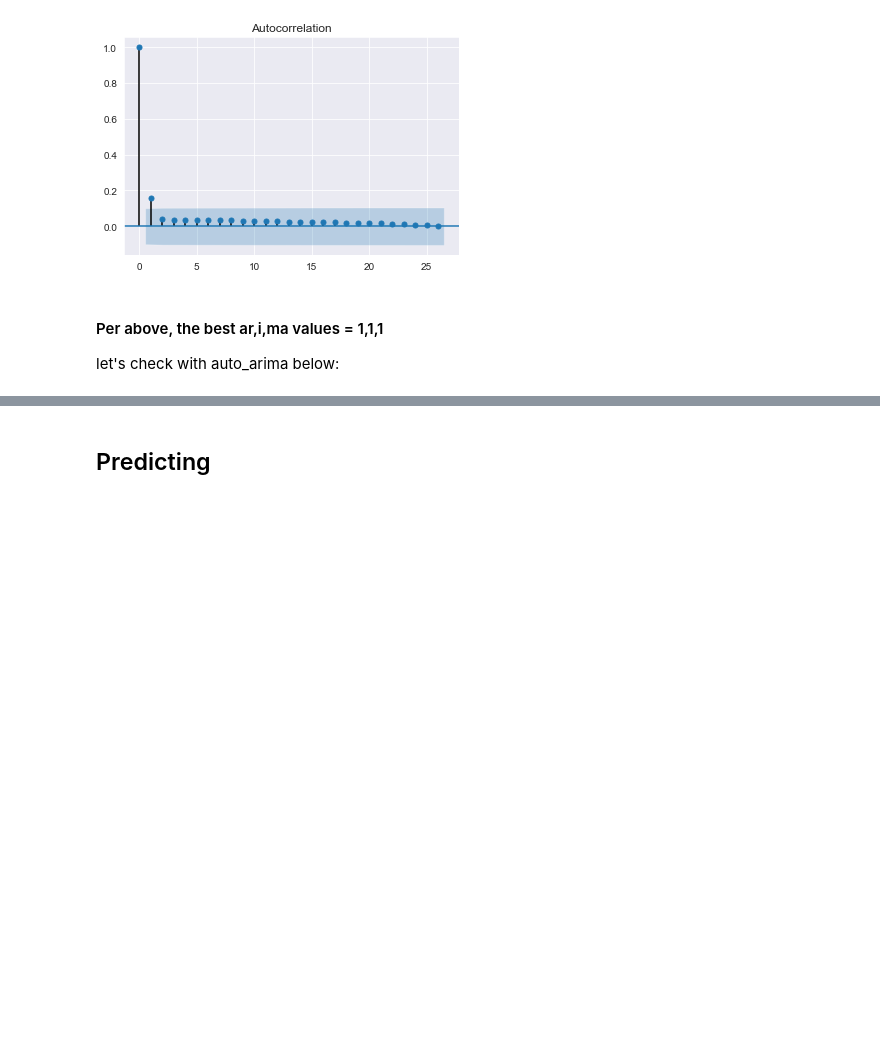
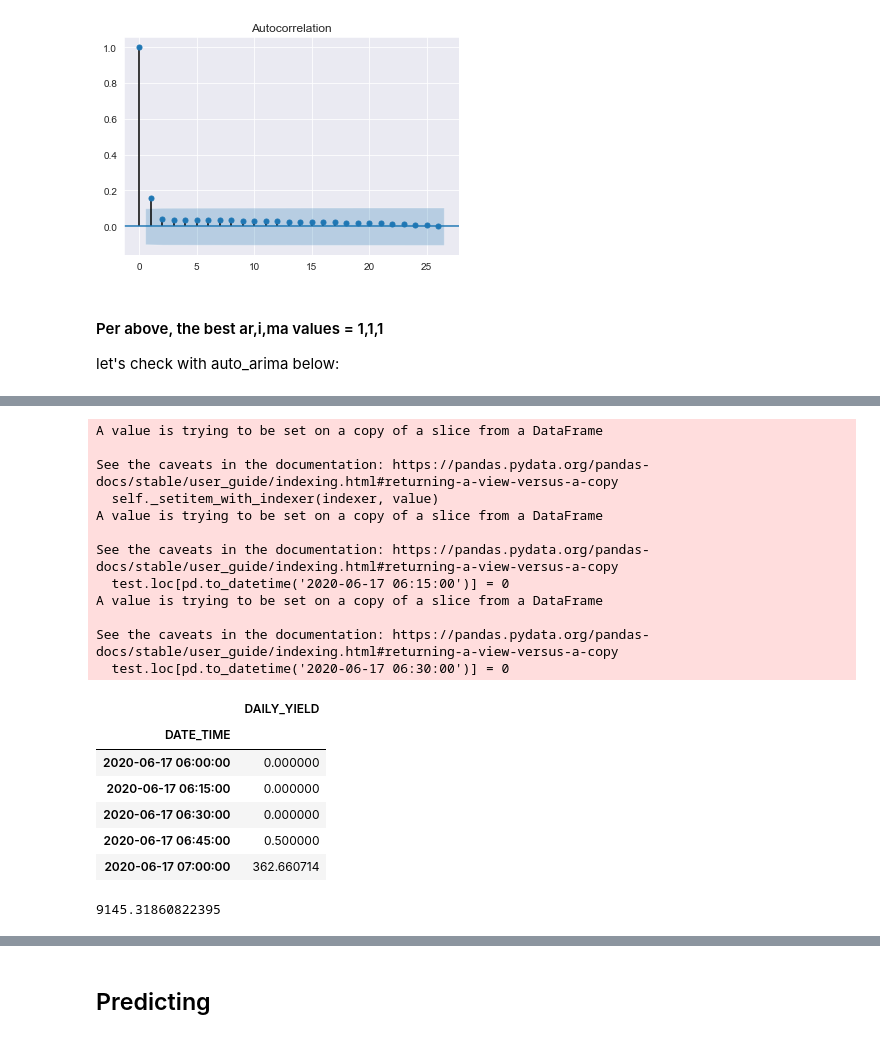
Before and after one commit to Ozxahmed/flatiron_capstone, a Jupyter notebook: notebooks/exploratory/oz_03_sarima_fsm.ipynb, the cells around one changed output, grey strips where cells are left out. Saved outputs shown, nothing was run; the diff lists cells and outputs as text; code cells hidden in the pictures; blank space fills up the shorter version.

```diff
--- a/notebooks/exploratory/oz_03_sarima_fsm.ipynb
+++ b/notebooks/exploratory/oz_03_sarima_fsm.ipynb
@@ -280,0 +341,36 @@ Total fit time: 444.290 seconds
+# %%
+# adding rows with index '2020-06-17 06:15:00' & '2020-06-17 06:30:00', with col val of 0, to end of df
+test.loc[pd.to_datetime('2020-06-17 06:15:00')] = 0
+test.loc[pd.to_datetime('2020-06-17 06:30:00')] = 0
+
+# sorting df by index and setting in place
+test.sort_index(inplace=True)
+
+# confirming row was inserted correctly
+test[(test.index >= '2020-06-17 06:00:00') & (test.index <= '2020-06-17 07:00:00')]
+# %% [output]
+A value is trying to be set on a copy of a slice from a DataFrame
+
+See the caveats in the documentation: https://pandas.pydata.org/pandas-docs/stable/user_guide/indexing.html#returning-a-view-versus-a-copy
+  self._setitem_with_indexer(indexer, value)
+A value is trying to be set on a copy of a slice from a DataFrame
+
+See the caveats in the documentation: https://pandas.pydata.org/pandas-docs/stable/user_guide/indexing.html#returning-a-view-versus-a-copy
+  test.loc[pd.to_datetime('2020-06-17 06:15:00')] = 0
+A value is trying to be set on a copy of a slice from a DataFrame
+
+See the caveats in the documentation: https://pandas.pydata.org/pandas-docs/stable/user_guide/indexing.html#returning-a-view-versus-a-copy
+  test.loc[pd.to_datetime('2020-06-17 06:30:00')] = 0
+|  | DAILY_YIELD |
+| DATE_TIME |  |
+| 2020-06-17 06:00:00 | 0.000000 |
+| 2020-06-17 06:15:00 | 0.000000 |
+| 2020-06-17 06:30:00 | 0.000000 |
+| 2020-06-17 06:45:00 | 0.500000 |
+| 2020-06-17 07:00:00 | 362.660714 |
+# %%
+y_hat_test = non_auto_arima.predict(start=test.index[0], end=test.index[-1],typ='levels')
+rmse_sarimax_test = np.sqrt(mean_squared_error(test,y_hat_test))
+rmse_sarimax_test
+# %% [output]
+9145.31860822395
```
Also changed, not shown: parts of 15 cells of this notebook, 4 other files.
